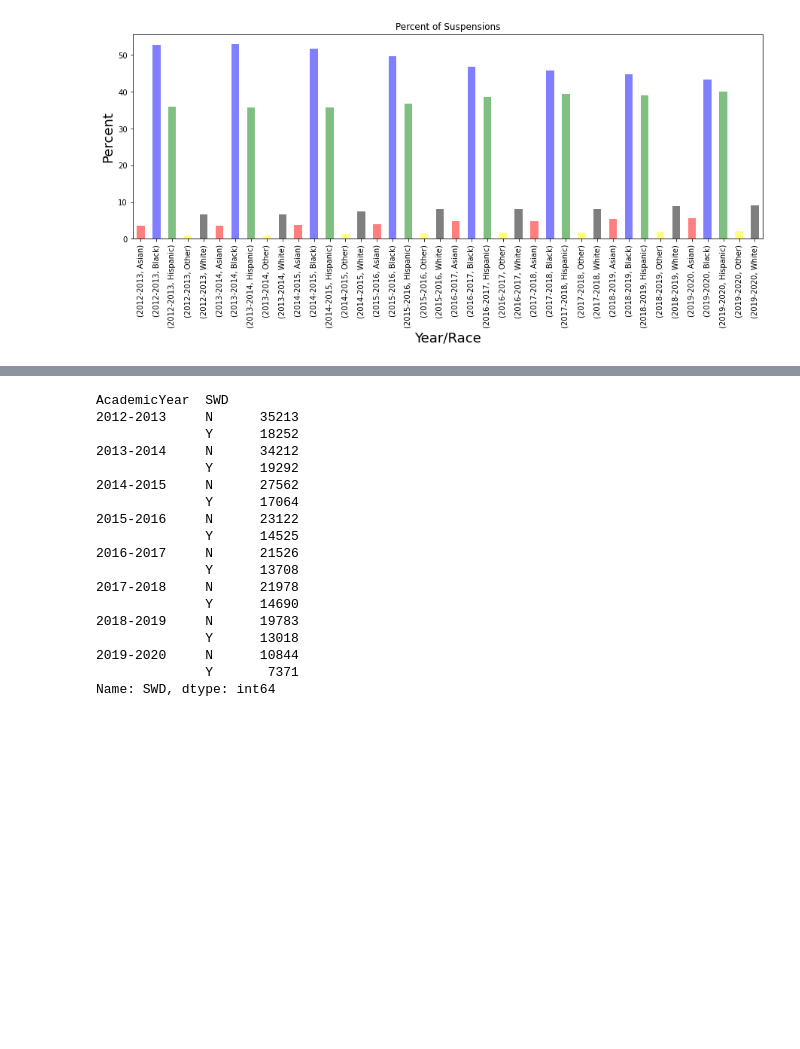
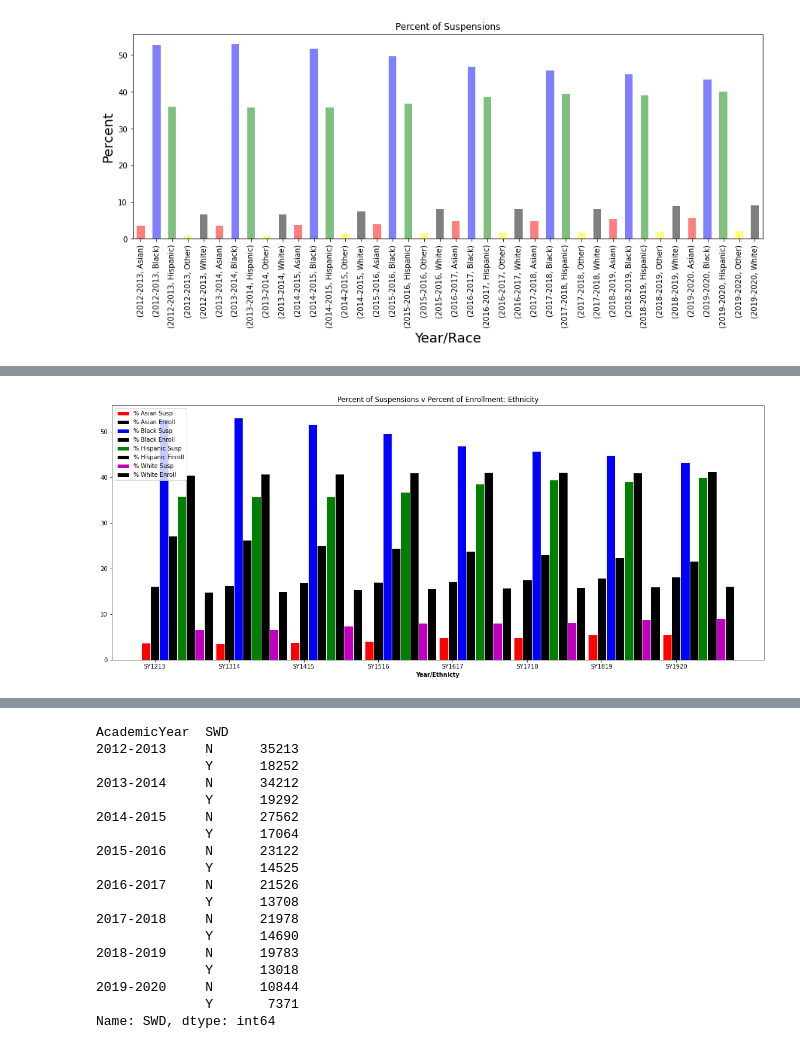
Before and after one commit to hdbedwell/Exploring_Disproportionality, a Jupyter notebook: 12142020 Disproportionality Analysis.ipynb, the cells around one changed output, grey strips where cells are left out. Cells and saved outputs as stored; diff of their text form; code cells hidden in the pictures; blank space fills up the shorter version.

```diff
--- a/12142020 Disproportionality Analysis.ipynb
+++ b/12142020 Disproportionality Analysis.ipynb
@@ -950,0 +1025,51 @@ plt.show()
+# %%
+#Source: https://python-graph-gallery.com/11-grouped-barplot/
+
+import numpy as np
+import matplotlib.pyplot as plt
+
+plt.figure(figsize=(20, 8))
+
+# set width of bar
+barWidth = 0.12
+
+# set height of bar
+bars1 = [3.7, 3.6, 3.8, 4.1, 4.8, 4.9, 5.5, 5.5]
+bars2 = [16.1, 16.2, 16.9, 17.0, 17.2, 17.6, 17.9, 18.2]
+bars3 = [52.8, 53.1, 51.7, 49.6, 46.9, 45.7, 44.8, 43.3]
+bars4 = [27.2, 26.2, 25.1, 24.4, 23.8, 23.1, 22.4, 21.6]
+bars5 = [35.9, 35.8, 35.8, 36.8, 38.6, 39.4, 39.1, 40.0]
+bars6 = [40.5, 40.7, 40.8, 41.0, 41.1, 41.1, 41.0, 41.2]
+bars7 = [6.7, 6.7, 7.4, 8.0, 8.1, 8.2, 8.8, 9.1]
+bars8 = [14.9, 15.0, 15.4, 15.6, 15.7, 15.9, 16.0, 16.1]
+
+# Set position of bar on X axis
+r1 = np.arange(len(bars1))
+r2 = [x + barWidth for x in r1]
+r3 = [x + barWidth for x in r2]
+r4 = [x + barWidth for x in r3]
+r5 = [x + barWidth for x in r4]
+r6 = [x + barWidth for x in r5]
+r7 = [x + barWidth for x in r6]
+r8 = [x + barWidth for x in r7]
+
+# Make the plot
+plt.bar(r1, bars1, color='r', width=barWidth, edgecolor='white', label='% Asian Susp')
+plt.bar(r2, bars2, color='k', width=barWidth, edgecolor='white', label='% Asian Enroll')
+plt.bar(r3, bars3, color='b', width=barWidth, edgecolor='white', label='% Black Susp')
+plt.bar(r4, bars4, color='k', width=barWidth, edgecolor='white', label='% Black Enroll')
+plt.bar(r5, bars5, color='g', width=barWidth, edgecolor='white', label='% Hispanic Susp')
+plt.bar(r6, bars6, color='k', width=barWidth, edgecolor='white', label='% Hispanic Enroll')
+plt.bar(r7, bars7, color='m', width=barWidth, edgecolor='white', label='% White Susp')
+plt.bar(r8, bars8, color='k', width=barWidth, edgecolor='white', label='% White Enroll')
+
+# Add xticks on the middle of the group bars
+plt.xlabel('Year/Ethnicty', fontweight='bold')
+plt.xticks([r + barWidth for r in range(len(bars1))], ['SY1213', 'SY1314', 'SY1415', 'SY1516', 'SY1617', 'SY1718', 'SY1819', 'SY1920'])
+plt.title('Percent of Suspensions v Percent of Enrollment: Ethnicity')
+
+# Create legend & Show graphic
+plt.legend()
+plt.show()
+# %% [output]
+[figure, added]
```
Also changed, not shown: parts of 6 cells of this notebook.
